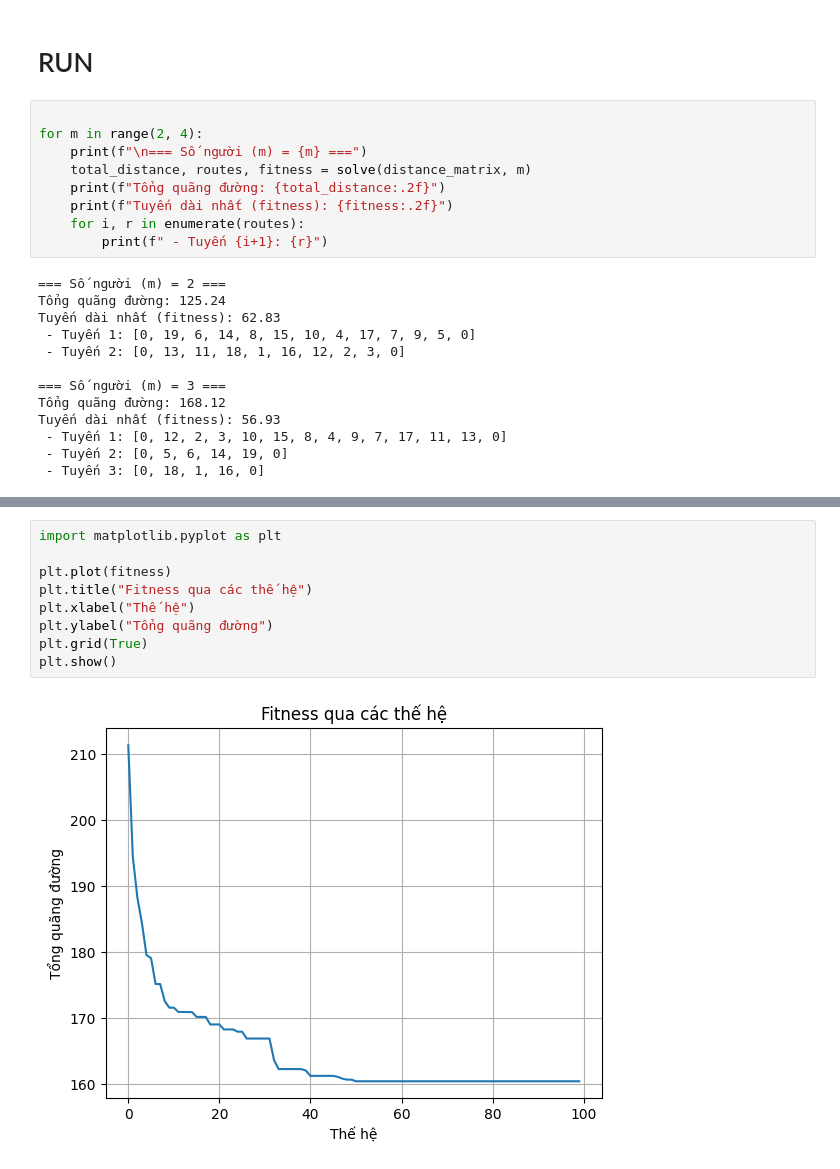
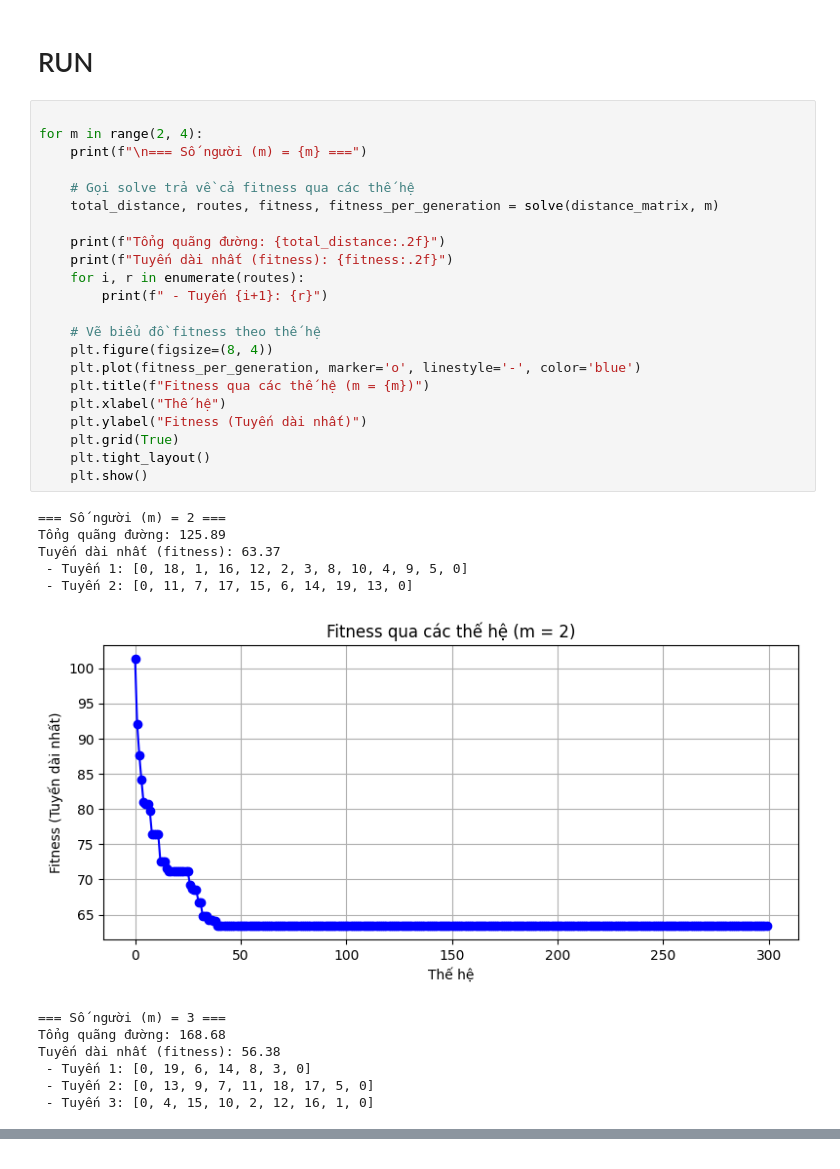
Before and after one commit to thilinnd/mTSP, a Jupyter notebook: experiment/algo.ipynb, the cells around one changed output, grey strips where cells are left out. Drawn from its saved outputs; the diff is of its cells as text.

```diff
--- a/experiment/algo.ipynb
+++ b/experiment/algo.ipynb
@@ -22,22 +22,35 @@ Ví dụ khoảng cách [0][1]: 23.36
 # %%
 
 for m in range(2, 4):
     print(f"\n=== Số người (m) = {m} ===")
-    total_distance, routes, fitness = solve(distance_matrix, m)
+
+    # Gọi solve trả về cả fitness qua các thế hệ
+    total_distance, routes, fitness, fitness_per_generation = solve(distance_matrix, m)
+
     print(f"Tổng quãng đường: {total_distance:.2f}")
     print(f"Tuyến dài nhất (fitness): {fitness:.2f}")
     for i, r in enumerate(routes):
         print(f" - Tuyến {i+1}: {r}")
+
+    # Vẽ biểu đồ fitness theo thế hệ
+    plt.figure(figsize=(8, 4))
+    plt.plot(fitness_per_generation, marker='o', linestyle='-', color='blue')
+    plt.title(f"Fitness qua các thế hệ (m = {m})")
+    plt.xlabel("Thế hệ")
+    plt.ylabel("Fitness (Tuyến dài nhất)")
+    plt.grid(True)
+    plt.tight_layout()
+    plt.show()
 # %% [output]
 === Số người (m) = 2 ===
-Tổng quãng đường: 125.24
-Tuyến dài nhất (fitness): 62.83
- - Tuyến 1: [0, 19, 6, 14, 8, 15, 10, 4, 17, 7, 9, 5, 0]
- - Tuyến 2: [0, 13, 11, 18, 1, 16, 12, 2, 3, 0]
-
-=== Số người (m) = 3 ===
-Tổng quãng đường: 168.12
-Tuyến dài nhất (fitness): 56.93
- - Tuyến 1: [0, 12, 2, 3, 10, 15, 8, 4, 9, 7, 17, 11, 13, 0]
- - Tuyến 2: [0, 5, 6, 14, 19, 0]
- - Tuyến 3: [0, 18, 1, 16, 0]
+Tổng quãng đường: 125.89
+Tuyến dài nhất (fitness): 63.37
+ - Tuyến 1: [0, 18, 1, 16, 12, 2, 3, 8, 10, 4, 9, 5, 0]
+ - Tuyến 2: [0, 11, 7, 17, 15, 6, 14, 19, 13, 0]
+[figure, added]
+=== Số người (m) = 3 ===
+Tổng quãng đường: 168.68
+Tuyến dài nhất (fitness): 56.38
+ - Tuyến 1: [0, 19, 6, 14, 8, 3, 0]
+ - Tuyến 2: [0, 13, 9, 7, 11, 18, 17, 5, 0]
+ - Tuyến 3: [0, 4, 15, 10, 2, 12, 16, 1, 0]
@@ -44,11 +57,0 @@ Tuyến dài nhất (fitness): 56.93
-# %%
-import matplotlib.pyplot as plt
-
-plt.plot(fitness)
-plt.title("Fitness qua các thế hệ")
-plt.xlabel("Thế hệ")
-plt.ylabel("Tổng quãng đường")
-plt.grid(True)
-plt.show()
-# %% [output]
-[figure, removed]
```
Also changed, not shown: parts of 2 cells of this notebook.
